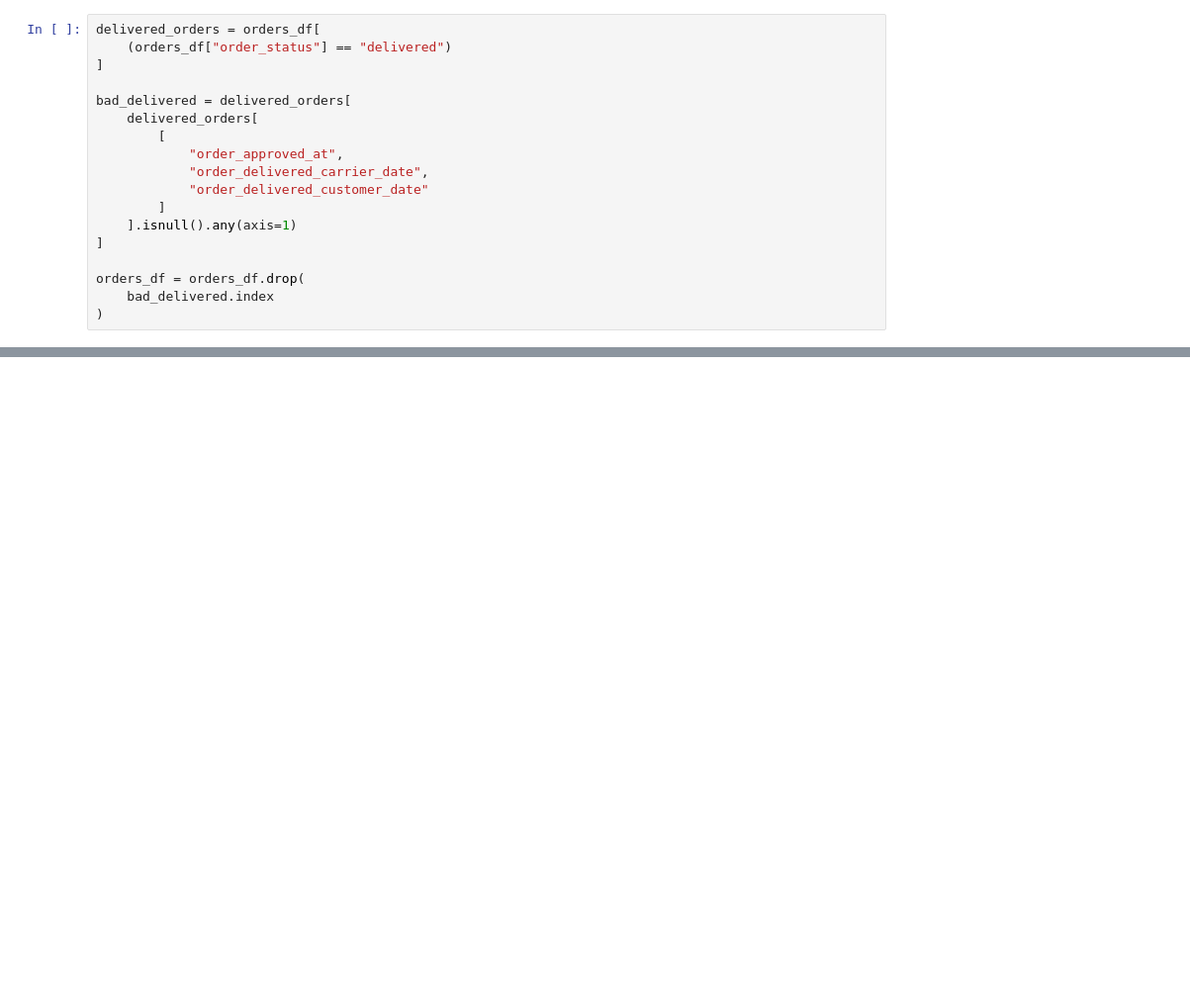
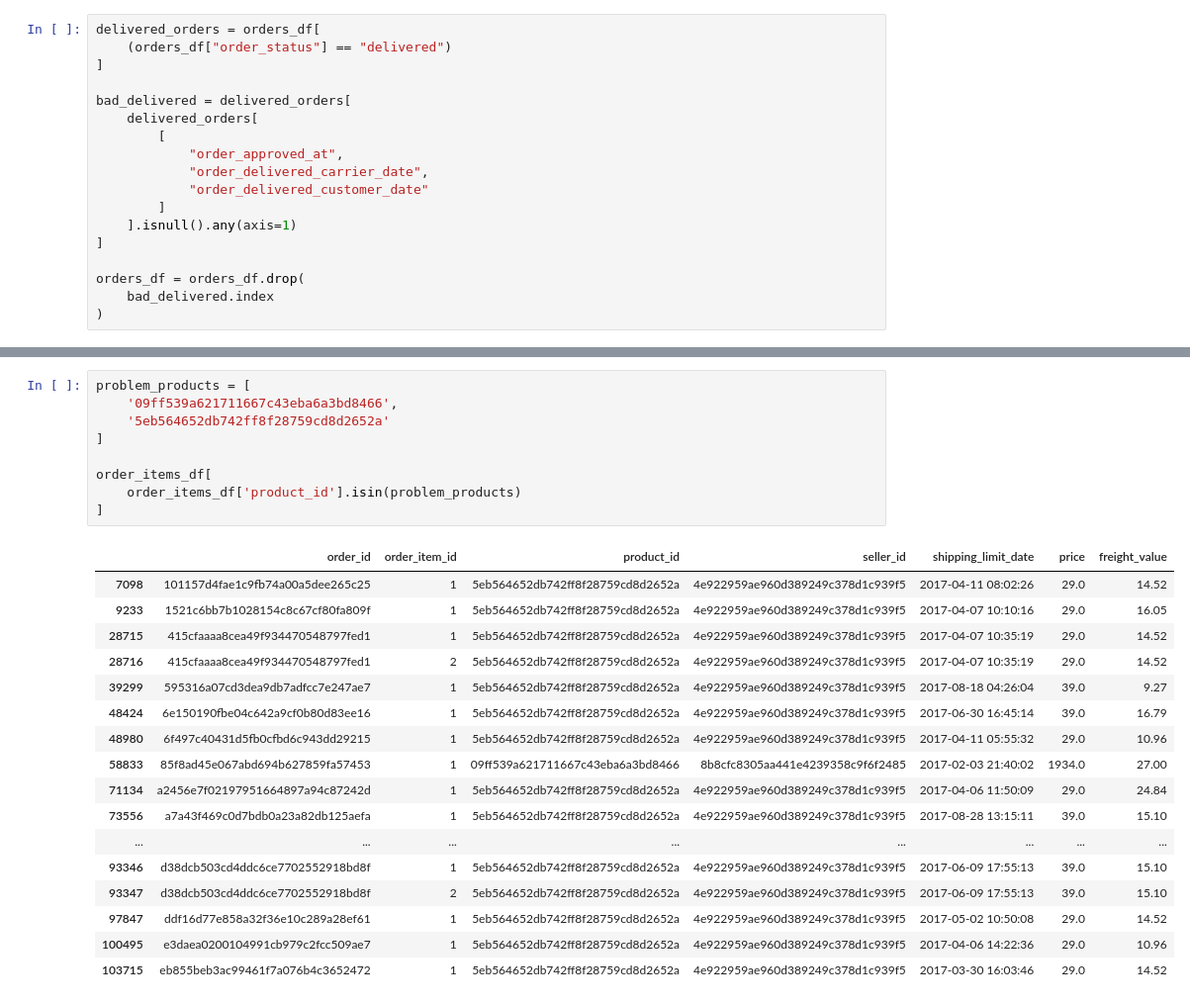
Before and after one commit to naufalsutrisna/ecommerce-data-analyst-agent, a Jupyter notebook: notebook/data_understanding.ipynb, the cells around one changed output, grey strips where cells are left out. Shown at 99% size. Saved outputs shown, nothing was run; the diff lists cells and outputs as text; blank space fills up the shorter version.

```diff
--- a/notebook/data_understanding.ipynb
+++ b/notebook/data_understanding.ipynb
@@ -326,0 +522,27 @@ orders_df = orders_df.drop(
+# %%
+problem_products = [
+    '09ff539a621711667c43eba6a3bd8466',
+    '5eb564652db742ff8f28759cd8d2652a'
+]
+
+order_items_df[
+    order_items_df['product_id'].isin(problem_products)
+]
+# %% [output]
+|  | order_id | order_item_id | product_id | seller_id | shipping_limit_date | price | freight_value |
+| 7098 | 101157d4fae1c9fb74a00a5dee265c25 | 1 | 5eb564652db742ff8f28759cd8d2652a | 4e922959ae960d389249c378d1c939f5 | 2017-04-11 08:02:26 | 29.0 | 14.52 |
+| 9233 | 1521c6bb7b1028154c8c67cf80fa809f | 1 | 5eb564652db742ff8f28759cd8d2652a | 4e922959ae960d389249c378d1c939f5 | 2017-04-07 10:10:16 | 29.0 | 16.05 |
+| 28715 | 415cfaaaa8cea49f934470548797fed1 | 1 | 5eb564652db742ff8f28759cd8d2652a | 4e922959ae960d389249c378d1c939f5 | 2017-04-07 10:35:19 | 29.0 | 14.52 |
+| 28716 | 415cfaaaa8cea49f934470548797fed1 | 2 | 5eb564652db742ff8f28759cd8d2652a | 4e922959ae960d389249c378d1c939f5 | 2017-04-07 10:35:19 | 29.0 | 14.52 |
+| 39299 | 595316a07cd3dea9db7adfcc7e247ae7 | 1 | 5eb564652db742ff8f28759cd8d2652a | 4e922959ae960d389249c378d1c939f5 | 2017-08-18 04:26:04 | 39.0 | 9.27 |
+| 48424 | 6e150190fbe04c642a9cf0b80d83ee16 | 1 | 5eb564652db742ff8f28759cd8d2652a | 4e922959ae960d389249c378d1c939f5 | 2017-06-30 16:45:14 | 39.0 | 16.79 |
+| 48980 | 6f497c40431d5fb0cfbd6c943dd29215 | 1 | 5eb564652db742ff8f28759cd8d2652a | 4e922959ae960d389249c378d1c939f5 | 2017-04-11 05:55:32 | 29.0 | 10.96 |
+| 58833 | 85f8ad45e067abd694b627859fa57453 | 1 | 09ff539a621711667c43eba6a3bd8466 | 8b8cfc8305aa441e4239358c9f6f2485 | 2017-02-03 21:40:02 | 1934.0 | 27.00 |
+| 71134 | a2456e7f02197951664897a94c87242d | 1 | 5eb564652db742ff8f28759cd8d2652a | 4e922959ae960d389249c378d1c939f5 | 2017-04-06 11:50:09 | 29.0 | 24.84 |
+| 73556 | a7a43f469c0d7bdb0a23a82db125aefa | 1 | 5eb564652db742ff8f28759cd8d2652a | 4e922959ae960d389249c378d1c939f5 | 2017-08-28 13:15:11 | 39.0 | 15.10 |
+| ... | ... | ... | ... | ... | ... | ... | ... |
+| 93346 | d38dcb503cd4ddc6ce7702552918bd8f | 1 | 5eb564652db742ff8f28759cd8d2652a | 4e922959ae960d389249c378d1c939f5 | 2017-06-09 17:55:13 | 39.0 | 15.10 |
+| 93347 | d38dcb503cd4ddc6ce7702552918bd8f | 2 | 5eb564652db742ff8f28759cd8d2652a | 4e922959ae960d389249c378d1c939f5 | 2017-06-09 17:55:13 | 39.0 | 15.10 |
+| 97847 | ddf16d77e858a32f36e10c289a28ef61 | 1 | 5eb564652db742ff8f28759cd8d2652a | 4e922959ae960d389249c378d1c939f5 | 2017-05-02 10:50:08 | 29.0 | 14.52 |
+| 100495 | e3daea0200104991cb979c2fcc509ae7 | 1 | 5eb564652db742ff8f28759cd8d2652a | 4e922959ae960d389249c378d1c939f5 | 2017-04-06 14:22:36 | 29.0 | 10.96 |
+| 103715 | eb855beb3ac99461f7a076b4c3652472 | 1 | 5eb564652db742ff8f28759cd8d2652a | 4e922959ae960d389249c378d1c939f5 | 2017-03-30 16:03:46 | 29.0 | 14.52 |
```
Also changed, not shown: parts of 33 cells of this notebook.
